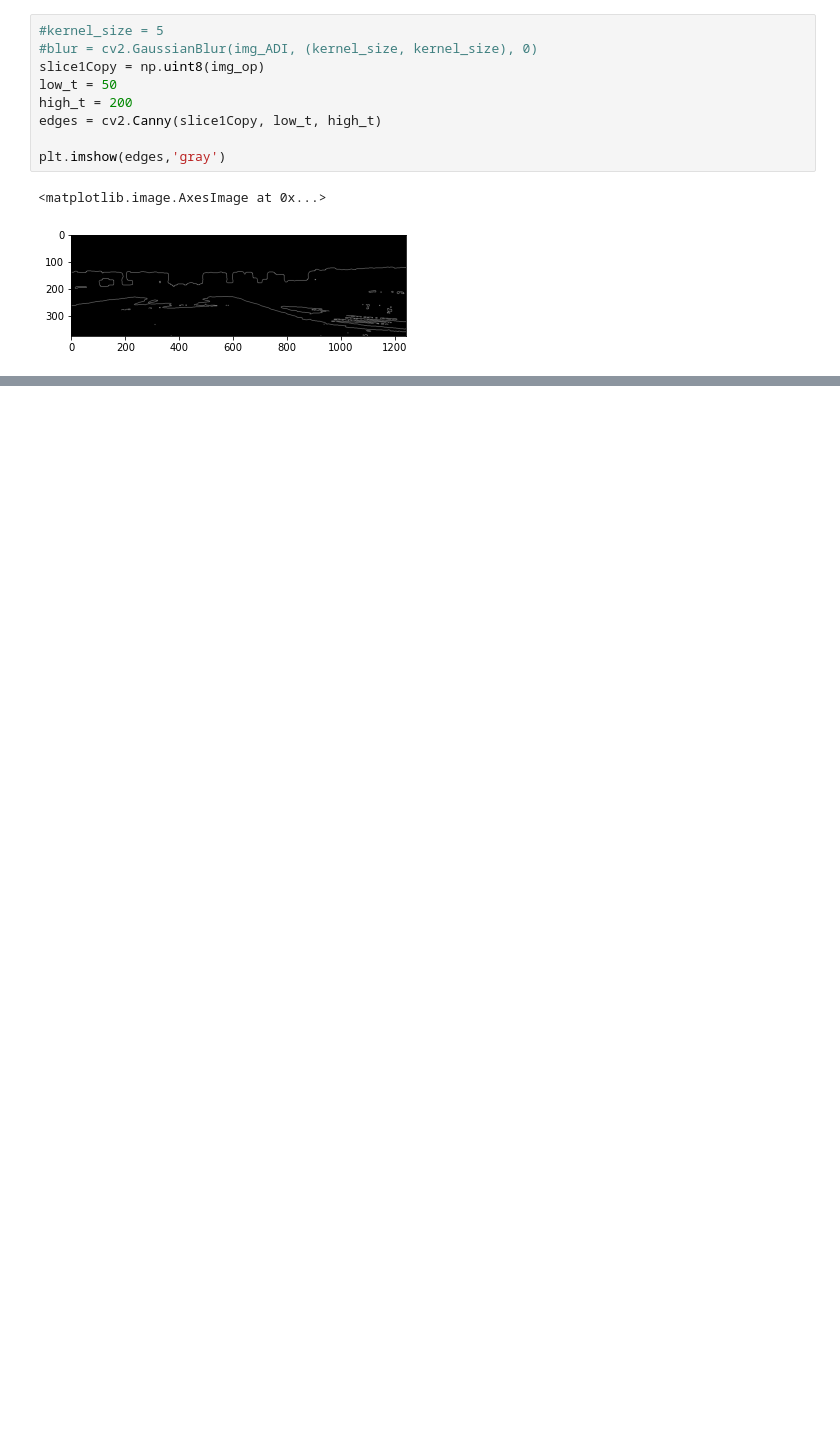
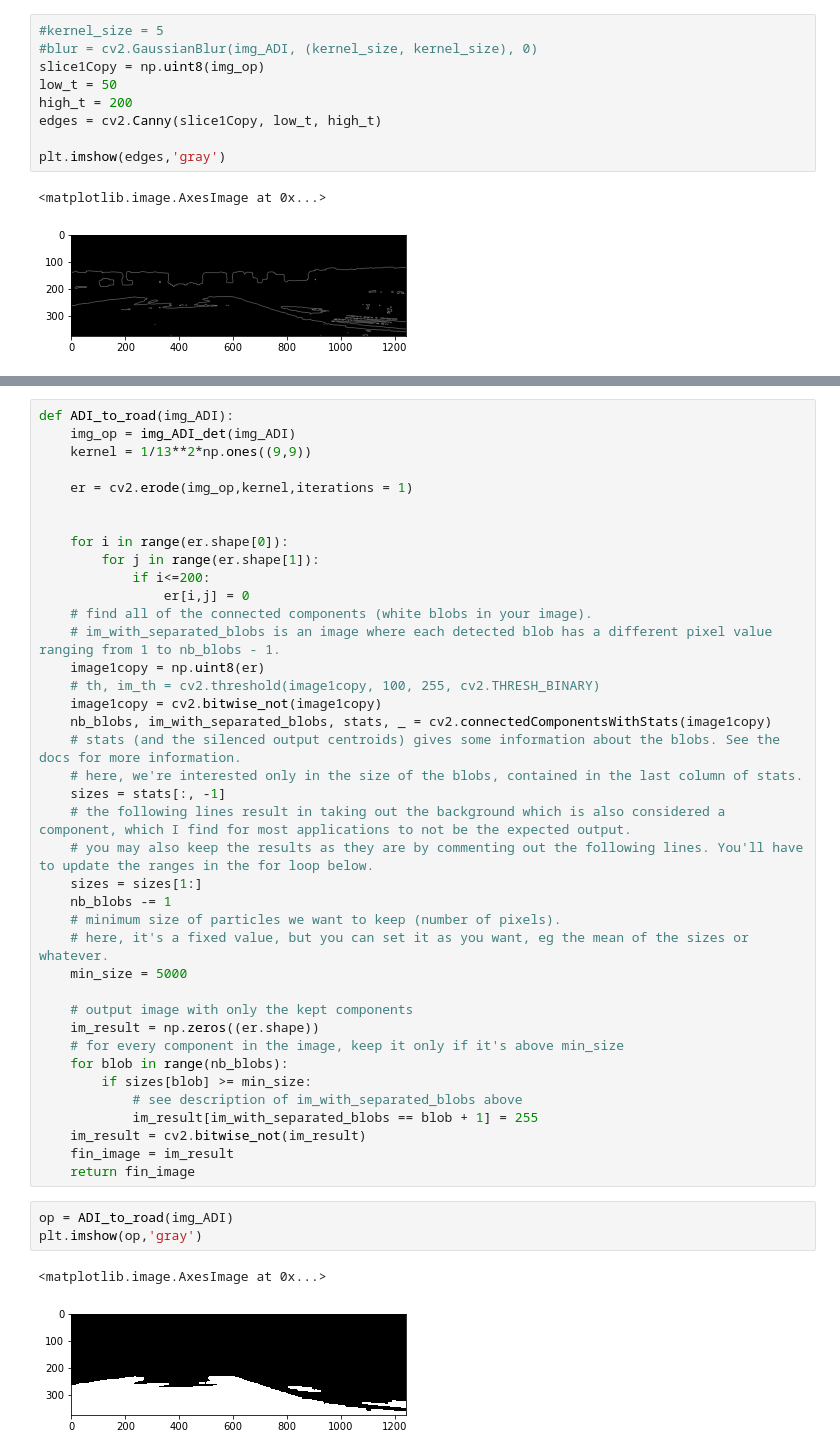
Before and after one commit to Sourish0911/Road_Detection_Project, a Jupyter notebook: project _modified.ipynb, the cells around one changed output, grey strips where cells are left out. Cells and saved outputs as stored; diff of their text form; blank space fills up the shorter version.

```diff
--- a/project _modified.ipynb
+++ b/project _modified.ipynb
@@ -118,0 +109,45 @@ er = cv2.erode(img_op,kernel)
+# %%
+def ADI_to_road(img_ADI):
+    img_op = img_ADI_det(img_ADI)
+    kernel = 1/13**2*np.ones((9,9))
+
+    er = cv2.erode(img_op,kernel,iterations = 1)
+
+
+    for i in range(er.shape[0]):
+        for j in range(er.shape[1]):
+            if i<=200:
+                er[i,j] = 0
+    # find all of the connected components (white blobs in your image).
+    # im_with_separated_blobs is an image where each detected blob has a different pixel value ranging from 1 to nb_blobs - 1.
+    image1copy = np.uint8(er)
+    # th, im_th = cv2.threshold(image1copy, 100, 255, cv2.THRESH_BINARY)
+    image1copy = cv2.bitwise_not(image1copy)
+    nb_blobs, im_with_separated_blobs, stats, _ = cv2.connectedComponentsWithStats(image1copy)
+    # stats (and the silenced output centroids) gives some information about the blobs. See the docs for more information.
+    # here, we're interested only in the size of the blobs, contained in the last column of stats.
+    sizes = stats[:, -1]
+    # the following lines result in taking out the background which is also considered a component, which I find for most applications to not be the expected output.
+    # you may also keep the results as they are by commenting out the following lines. You'll have to update the ranges in the for loop below.
+    sizes = sizes[1:]
+    nb_blobs -= 1
+    # minimum size of particles we want to keep (number of pixels).
+    # here, it's a fixed value, but you can set it as you want, eg the mean of the sizes or whatever.
+    min_size = 5000
+
+    # output image with only the kept components
+    im_result = np.zeros((er.shape))
+    # for every component in the image, keep it only if it's above min_size
+    for blob in range(nb_blobs):
+        if sizes[blob] >= min_size:
+            # see description of im_with_separated_blobs above
+            im_result[im_with_separated_blobs == blob + 1] = 255
+    im_result = cv2.bitwise_not(im_result)
+    fin_image = im_result
+    return fin_image
+# %%
+op = ADI_to_road(img_ADI)
+plt.imshow(op,'gray')
+# %% [output]
+<matplotlib.image.AxesImage at 0x...>
+[figure, added]
```
Also changed, not shown: parts of 21 cells of this notebook, 1 other file.
